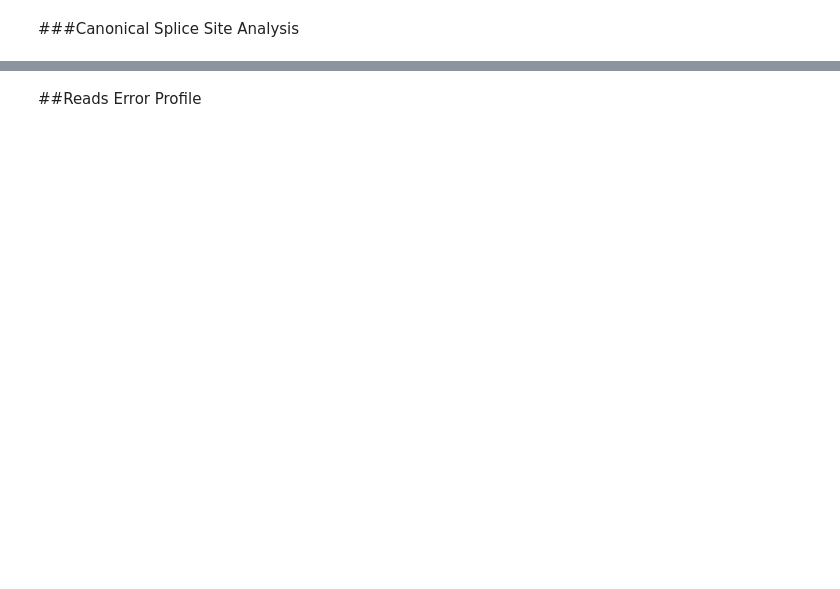
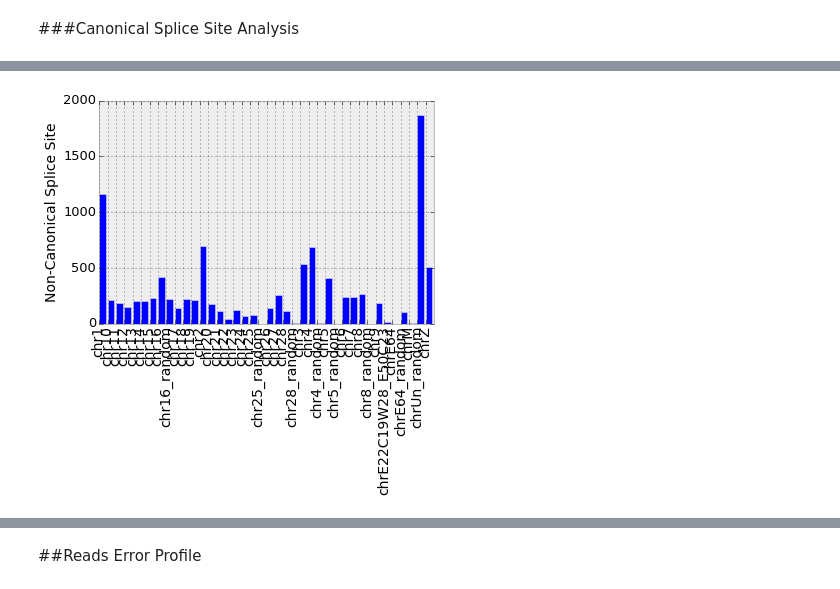
Before and after one commit to likit/gimme_protocols, a Jupyter notebook: notebook.ipynb, the cells around one changed output, grey strips where cells are left out. Saved outputs shown, nothing was run; the diff lists cells and outputs as text; code cells hidden in the pictures; blank space fills up the shorter version.

```diff
--- a/notebook.ipynb
+++ b/notebook.ipynb
@@ -508,8 +509,7 @@ savefig('global_local_junctions_venn.pdf',bbox_inches='tight', pad_inches=0.1)
 # %% [output]
 [figure]
 # %%
-figsize(8,8)
-fig = plt.figure(0)
+fig = plt.figure(0, figsize=(8,8))
 ax1 = fig.add_subplot(2,2,1)
 ax2 = fig.add_subplot(2,2,2)
 ax3 = fig.add_subplot(2,2,3)
@@ -599,8 +599,8 @@ ax4.text(2.3, 0.76-x-xx, 'Ensembl+ESTs', size=16)
 ax4.text(2.3, 0.70-x-xx, 'ESTs', size=16)
 ax4.text(2.3, 0.64-x-xx, 'Ensembl', size=16)
 ax4.axis('off')
-savefig('cuff_gimme_junctions_venn.pdf',bbox_inches='tight', pad_inches=0.1)
-savefig('cuff_gimme_junctions_venn.eps',bbox_inches='tight', pad_inches=0.1, format='eps')
+plt.savefig('cuff_gimme_junctions_venn.pdf',bbox_inches='tight', pad_inches=0.1)
+plt.savefig('cuff_gimme_junctions_venn.eps',bbox_inches='tight', pad_inches=0.1, format='eps')
 # %% [output]
 [figure]
 # %% [markdown]
@@ -1035,17 +1095,19 @@ print '%.2f%%' % (len(gimme_cano.intersection(est_cano))/float(len(gimme_cano))*
 # %%
 from collections import defaultdict
 
 chromcounts = defaultdict(int)
 
 for line in open('all_assembly_models.noncanonical'):
     chrom = line.split(':')[0]
     chromcounts[chrom] += 1
 
 chromlist = sorted(chromcounts.keys())
-bar(range(len(chromlist)), [chromcounts[c] for c in chromlist])
-ylabel('Non-Canonical Splice Site', size=14)
-xticks(range(len(chromlist)), chromlist, rotation=90, size=14)
-yticks(size=13)
-savefig('noncanonical.pdf')
+plt.bar(range(len(chromlist)), [chromcounts[c] for c in chromlist])
+plt.ylabel('Non-Canonical Splice Site', size=14)
+plt.xticks(range(len(chromlist)), chromlist, rotation=90, size=14)
+plt.yticks(size=13)
+plt.savefig('noncanonical.pdf')
+# %% [output]
+[figure, added]
 # %%
 chromcounts['chrUn_random']
```
Also changed, not shown: parts of 32 cells of this notebook.
